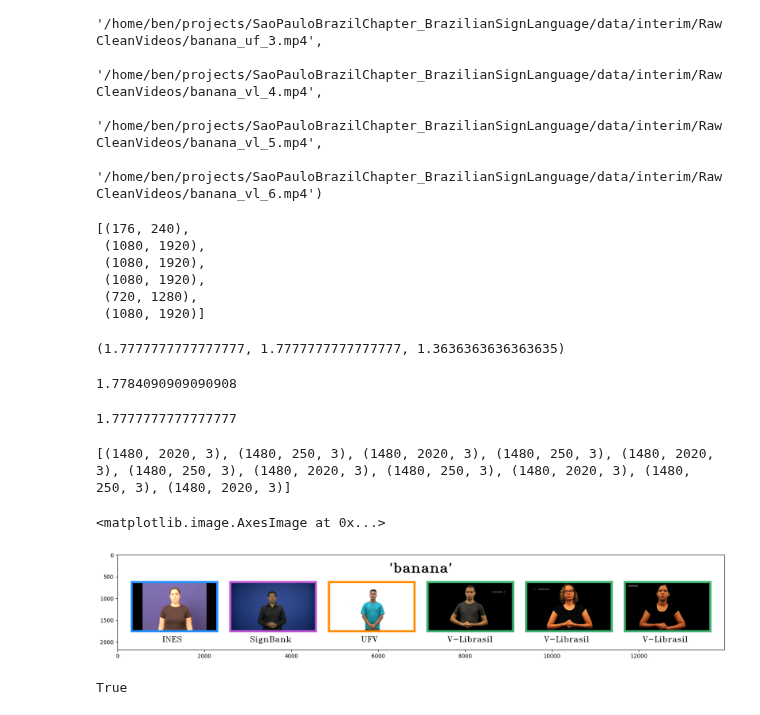
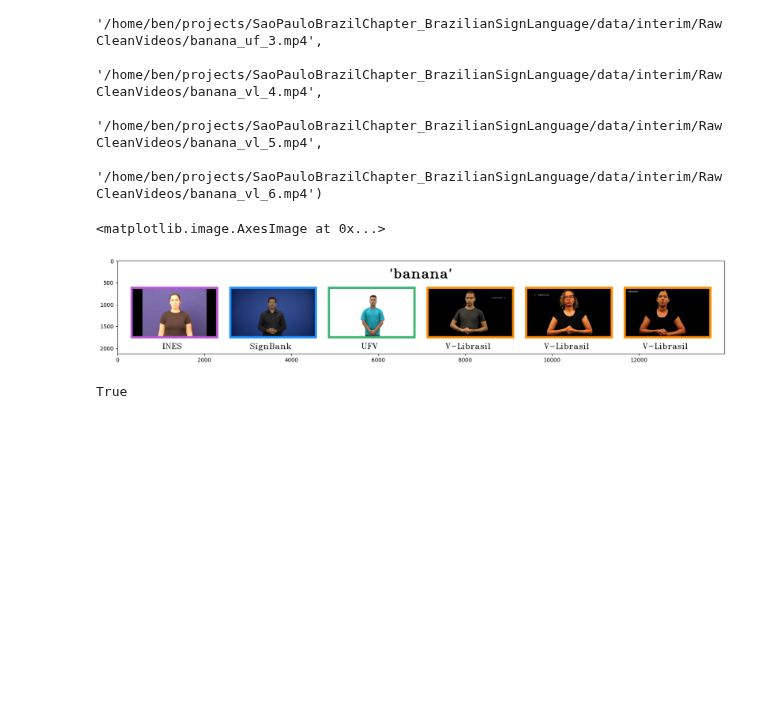
Before and after one commit to patrickf949/SaoPauloBrazilChapter_BrazilianSignLanguage, a Jupyter notebook: code/4_Report_Visualizations.ipynb, the cells around one changed output. Drawn from its saved outputs; the diff is of its cells as text; code cells hidden in the pictures; blank space fills up the shorter version.

```diff
--- a/code/4_Report_Visualizations.ipynb
+++ b/code/4_Report_Visualizations.ipynb
@@ -84,12 +85,12 @@ analysis_info = pd.concat(analysis_info_list, axis = 0).sort_values(by = "metada
 # Dataset
 # %%
 color_dict = {
-    'ne': 'dodgerblue',       # i
-    'sb': 'mediumorchid',     # s
-    'uf': 'darkorange',     # u
-    'vl': 'mediumseagreen',      # v
+    'ne': 'mediumorchid',       # i
+    'sb': 'dodgerblue',     # s
+    'uf': 'mediumseagreen',     # u
+    'vl': 'darkorange',      # v
 }
-color_list = ['dodgerblue', 'mediumorchid', 'darkorange', 'mediumseagreen', 'mediumseagreen', 'mediumseagreen']
+color_list = ['mediumorchid', 'dodgerblue', 'mediumseagreen', 'darkorange', 'darkorange', 'darkorange']
 color_list_rgb = [colors.to_rgb(color) for color in color_list]
 color_list_rgb_int = [(int(color[0]*255), int(color[1]*255), int(color[2]*255)) for color in color_list_rgb]
 data_source_list = ['INES', 'SignBank', 'UFV', 'V-Librasil', 'V-Librasil', 'V-Librasil']
@@ -123,29 +124,8 @@ ne1_path, sb2_path, uf3_path, vl4_path, vl5_path, vl6_path
 # %%
 ne1_frame, sb2_frame, uf3_frame, vl4_frame, vl5_frame, vl6_frame = [get_frame(1, path) for path in [ne1_path, sb2_path, uf3_path, vl4_path, vl5_path, vl6_path]]
 frames = [ne1_frame, sb2_frame, uf3_frame, vl4_frame, vl5_frame, vl6_frame]
-# %%
-[(frame.shape[0],frame.shape[1]) for frame in frames]
-# %% [output]
-[(176, 240),
- (1080, 1920),
- (1080, 1920),
- (1080, 1920),
- (720, 1280),
- (1080, 1920)]
-# %%
-1920/1080, 1280/720, 240/176
-# %% [output]
-(1.7777777777777777, 1.7777777777777777, 1.3636363636363635)
-# %%
-313/176
-# %% [output]
-1.7784090909090908
-# %%
-240/135
-# %% [output]
-1.7777777777777777
 # %%
-def all_signs_for_word(frames):
+def all_signs_for_word(frames, word):
     """
     Concatenate all frames for a word.
     """
@@ -173,25 +153,23 @@ def all_signs_for_word(frames):
         color = color_list_rgb_int[i]
         bordered_frame = cv2.copyMakeBorder(resized_frame, 50, 50, 50, 50, cv2.BORDER_CONSTANT, value=color)
 
-        annotated_frame = cv2.copyMakeBorder(bordered_frame, 0, 300, 0, 0, cv2.BORDER_CONSTANT, value=(255, 255, 255))
+        annotated_frame = cv2.copyMakeBorder(bordered_frame, 0, 350, 0, 0, cv2.BORDER_CONSTANT, value=(255, 255, 255))
         data_source = data_source_list[i]
         font_size = 6
         font_thickness = 5
         textsize = cv2.getTextSize(data_source, font, font_size, font_thickness)[0]
         text_x = (target_width - textsize[0]) // 2
-        annotated_frame = cv2.putText(annotated_frame, data_source, (text_x, 1400), font, font_size, (0, 0, 0), font_thickness)
+        annotated_frame = cv2.putText(annotated_frame, data_source, (text_x, 1420), font, font_size, (0, 0, 0), font_thickness)
 
         final_frames.append(annotated_frame)
 
         if i < len(frames) - 1:
-            gap = np.full((target_height + 400, 250, 3), 255, dtype=np.uint8)
+            gap = np.full((target_height + 450, 250, 3), 255, dtype=np.uint8)
             final_frames.append(gap)
 
-    print([frame.shape for frame in final_frames])
     # concatenate the frames
     new_frame = np.concatenate(final_frames, axis=1)
-    new_frame = cv2.copyMakeBorder(new_frame, 600, 100, 300, 300, cv2.BORDER_CONSTANT, value=(255, 255, 255))
-    word = "'banana'"
+    new_frame = cv2.copyMakeBorder(new_frame, 600, 0, 300, 300, cv2.BORDER_CONSTANT, value=(255, 255, 255))
     font_size = 10
     font_thickness = 15
     textsize = cv2.getTextSize(word, font, font_size, font_thickness)[0]
@@ -200,14 +178,13 @@ def all_signs_for_word(frames):
 
     return new_frame
 # %%
-new_frame = all_signs_for_word(frames)
+new_frame = all_signs_for_word(frames, "'banana'")
 plt.figure(figsize=(20, 10))
 plt.imshow(new_frame)
 # plt.axis('off')
 # %% [output]
-[(1480, 2020, 3), (1480, 250, 3), (1480, 2020, 3), (1480, 250, 3), (1480, 2020, 3), (1480, 250, 3), (1480, 2020, 3), (1480, 250, 3), (1480, 2020, 3), (1480, 250, 3), (1480, 2020, 3)]
+<matplotlib.image.AxesImage at 0x...>
-<matplotlib.image.AxesImage at 0x...>
-[figure, old version]
+[figure, new version]
 # %%
 cv2.imwrite('new_frame.png', cv2.cvtColor(new_frame, cv2.COLOR_BGR2RGB))
 # %% [output]
```
Also changed, not shown: parts of 5 cells of this notebook, 1 other file.
